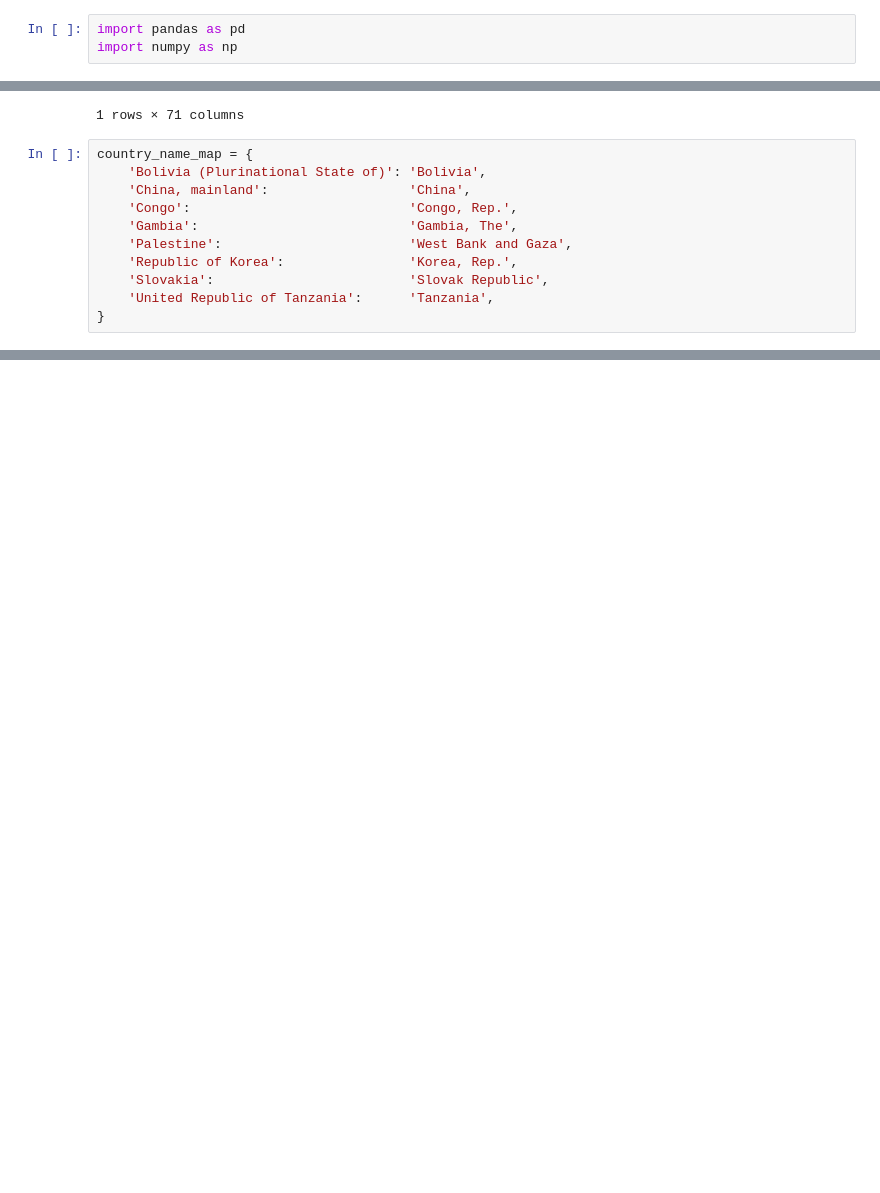
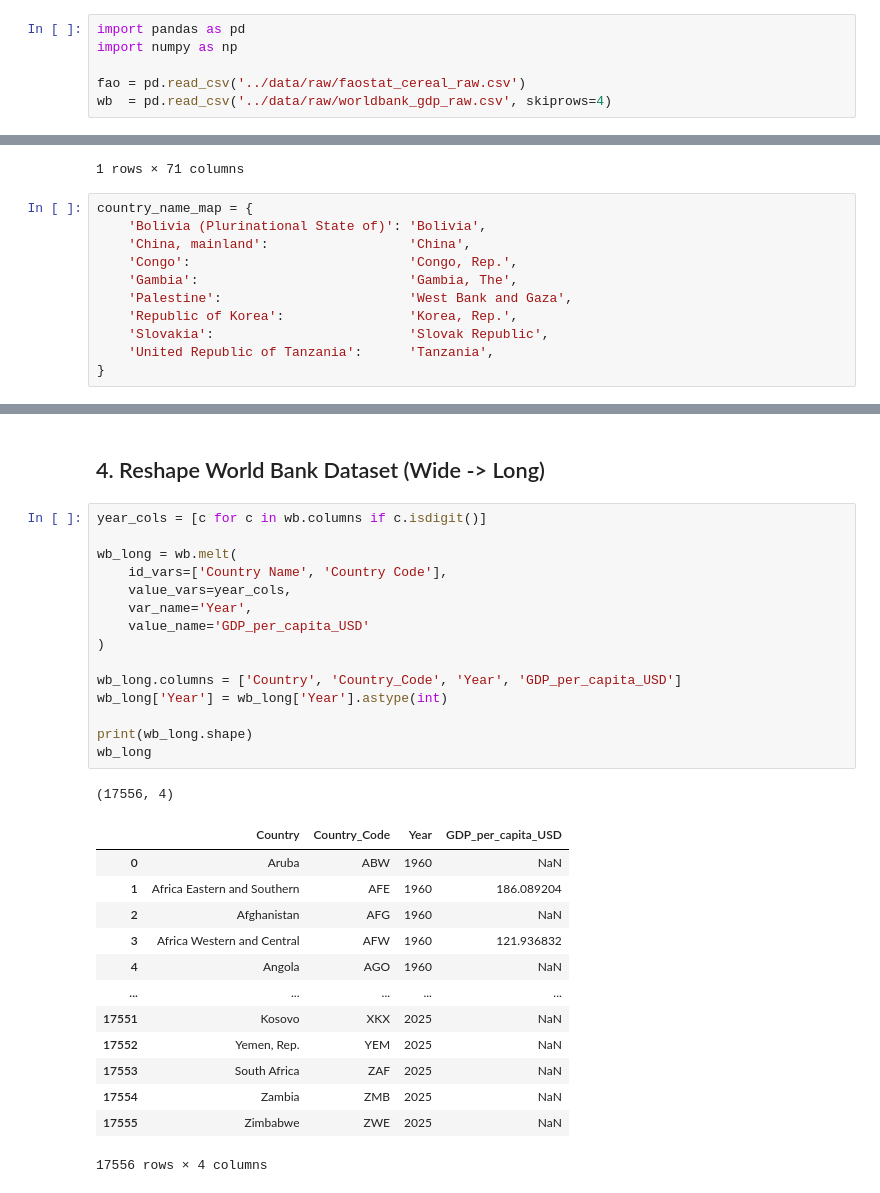
Before and after one commit to sageskim/IS477-SP26-SKKT, a Jupyter notebook: notebooks/data_integration.ipynb, the cells around one changed output, grey strips where cells are left out. Cells and saved outputs as stored; diff of their text form; blank space fills up the shorter version.

Commit message:
Add data profiling and integration notebooks

```diff
--- a/notebooks/data_integration.ipynb
+++ b/notebooks/data_integration.ipynb
@@ -4,3 +6,6 @@
 # %%
 import pandas as pd
 import numpy as np
+
+fao = pd.read_csv('../data/raw/faostat_cereal_raw.csv')
+wb  = pd.read_csv('../data/raw/worldbank_gdp_raw.csv', skiprows=4)
@@ -155,0 +212,32 @@ fao_clean[fao_clean]
+# %% [markdown]
+## 4. Reshape World Bank Dataset (Wide -> Long)
+# %%
+year_cols = [c for c in wb.columns if c.isdigit()]
+
+wb_long = wb.melt(
+    id_vars=['Country Name', 'Country Code'],
+    value_vars=year_cols,
+    var_name='Year',
+    value_name='GDP_per_capita_USD'
+)
+
+wb_long.columns = ['Country', 'Country_Code', 'Year', 'GDP_per_capita_USD']
+wb_long['Year'] = wb_long['Year'].astype(int)
+
+print(wb_long.shape)
+wb_long
+# %% [output]
+(17556, 4)
+|  | Country | Country_Code | Year | GDP_per_capita_USD |
+| 0 | Aruba | ABW | 1960 | NaN |
+| 1 | Africa Eastern and Southern | AFE | 1960 | 186.089204 |
+| 2 | Afghanistan | AFG | 1960 | NaN |
+| 3 | Africa Western and Central | AFW | 1960 | 121.936832 |
+| 4 | Angola | AGO | 1960 | NaN |
+| ... | ... | ... | ... | ... |
+| 17551 | Kosovo | XKX | 2025 | NaN |
+| 17552 | Yemen, Rep. | YEM | 2025 | NaN |
+| 17553 | South Africa | ZAF | 2025 | NaN |
+| 17554 | Zambia | ZMB | 2025 | NaN |
+| 17555 | Zimbabwe | ZWE | 2025 | NaN |
+17556 rows × 4 columns
```
Also changed, not shown: parts of 23 cells of this notebook, 6 other files.
